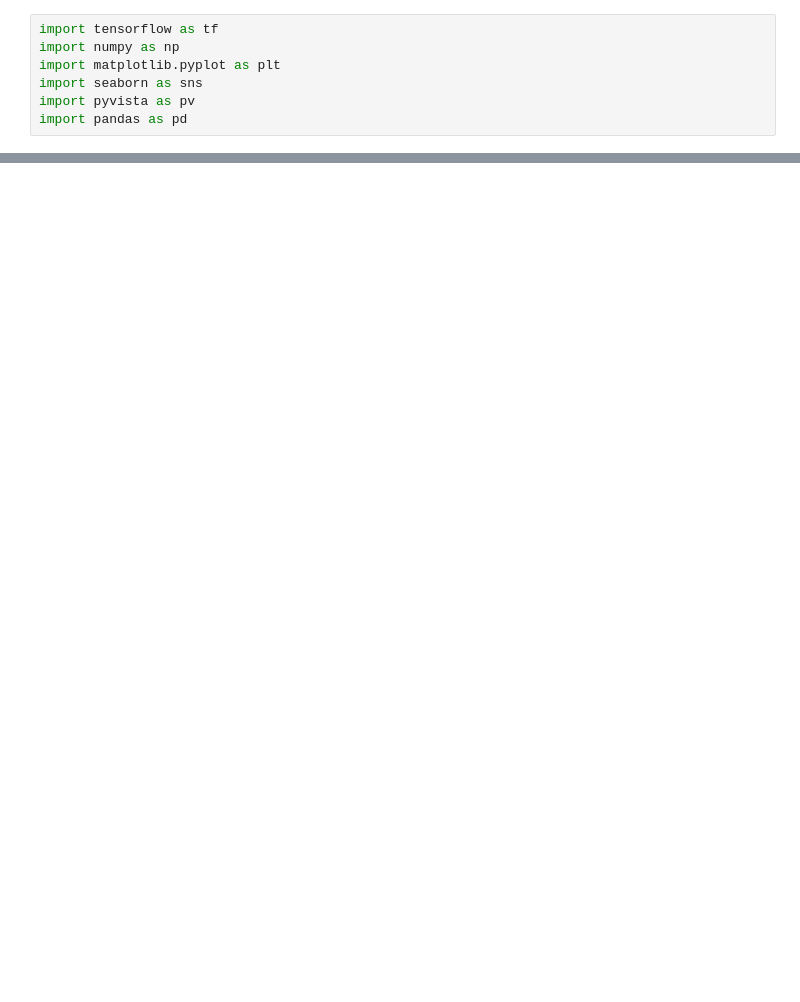
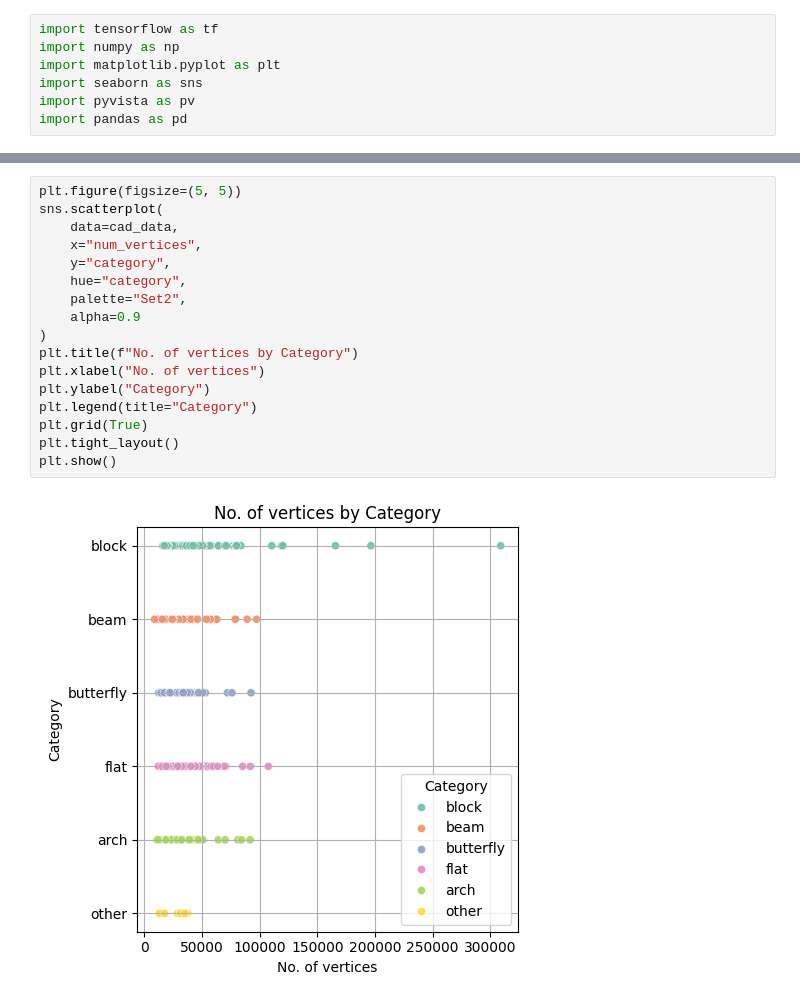
Before and after one commit to mishramlan/JEB-structural-simulation, a Jupyter notebook: Notebooks/Data_Analysis/mesh_analysis.ipynb, the cells around one changed output, grey strips where cells are left out. Saved outputs shown, nothing was run; the diff lists cells and outputs as text; blank space fills up the shorter version.

```diff
--- a/Notebooks/Data_Analysis/mesh_analysis.ipynb
+++ b/Notebooks/Data_Analysis/mesh_analysis.ipynb
@@ -38,0 +45,19 @@ cad_data.head(10)
+# %%
+plt.figure(figsize=(5, 5))
+sns.scatterplot(
+    data=cad_data,
+    x="num_vertices",
+    y="category",
+    hue="category",
+    palette="Set2",
+    alpha=0.9
+)
+plt.title(f"No. of vertices by Category")
+plt.xlabel("No. of vertices")
+plt.ylabel("Category")
+plt.legend(title="Category")
+plt.grid(True)
+plt.tight_layout()
+plt.show()
+# %% [output]
+[figure, added]
```
Also changed, not shown: parts of 6 cells of this notebook, 6 other files.
